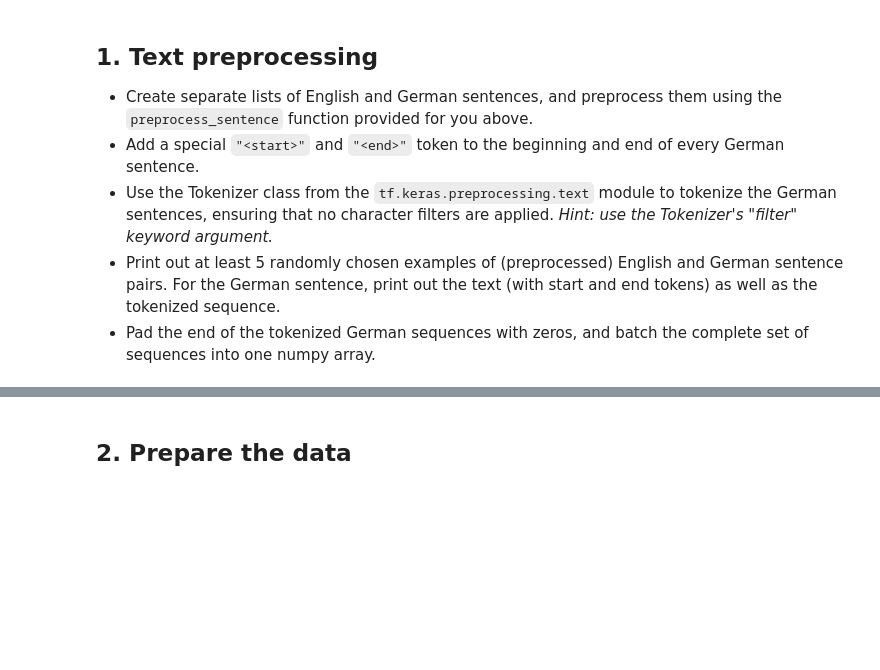
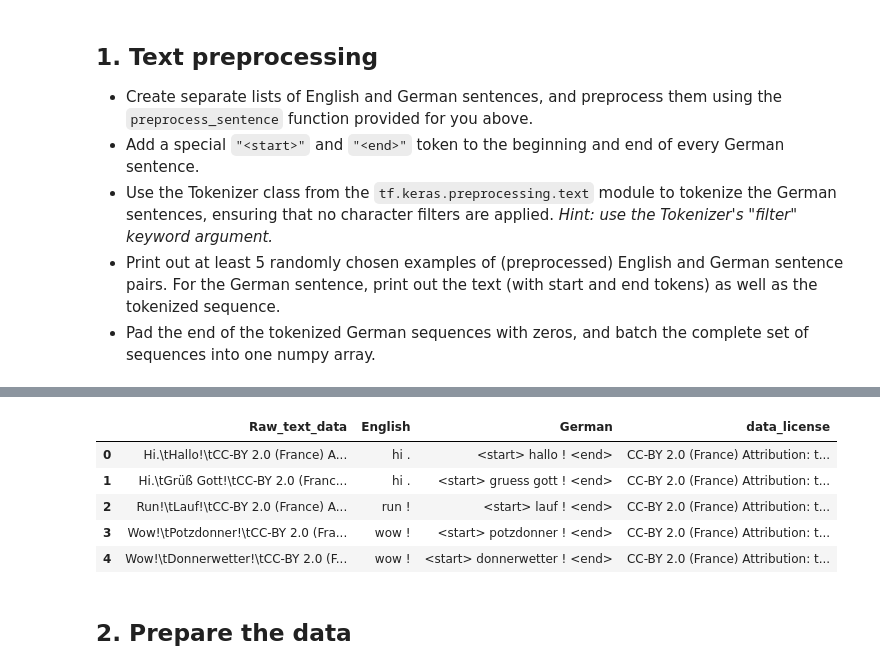
Before and after one commit to PhiDung-hub/Customize_with_TF2, a Jupyter notebook: Capstone_Project(Translator).ipynb, the cells around one changed output, grey strips where cells are left out. Saved outputs shown, nothing was run; the diff lists cells and outputs as text; code cells hidden in the pictures; blank space fills up the shorter version.

```diff
--- a/Capstone_Project(Translator).ipynb
+++ b/Capstone_Project(Translator).ipynb
@@ -52,9 +55,9 @@ drive.mount('/content/gdrive')
 # %%
 # Run this cell to load the dataset
 
-NUM_EXAMPLES = 20000
+NUM_EXAMPLES = 200000
 data_examples = []
-with open('path/to/deu.txt', 'r', encoding='utf8') as f:
+with open('/content/gdrive/MyDrive/TF2_Coursera_Data/Capstone_Project/deu.txt', 'r', encoding='utf8') as f:
     for line in f.readlines():
         if len(data_examples) < NUM_EXAMPLES:
             data_examples.append(line)
@@ -100,0 +132,18 @@ The decoder RNN takes the internal state of the encoder network as its initial s
+# %%
+# Initialize a pandas DataFrame
+# Seperate list for English and German, add START and END token for German sentence.
+START = "<start>"
+END = "<end>"
+
+
+df = pd.DataFrame(data_examples, columns=['Raw_text_data'])
+df[['English', 'German', 'data_license']] = df['Raw_text_data'].str.split(pat='\t', n=3, expand=True)
+df[['English', 'German']] = df.agg({'English': preprocess_sentence, 'German': lambda x: START+' '+preprocess_sentence(x)+' '+END})
+df.head(5)
+# %% [output]
+|  | Raw_text_data | English | German | data_license |
+| 0 | Hi.\tHallo!\tCC-BY 2.0 (France) A... | hi . | <start> hallo ! <end> | CC-BY 2.0 (France) Attribution: t... |
+| 1 | Hi.\tGrüß Gott!\tCC-BY 2.0 (Franc... | hi . | <start> gruess gott ! <end> | CC-BY 2.0 (France) Attribution: t... |
+| 2 | Run!\tLauf!\tCC-BY 2.0 (France) A... | run ! | <start> lauf ! <end> | CC-BY 2.0 (France) Attribution: t... |
+| 3 | Wow!\tPotzdonner!\tCC-BY 2.0 (Fra... | wow ! | <start> potzdonner ! <end> | CC-BY 2.0 (France) Attribution: t... |
+| 4 | Wow!\tDonnerwetter!\tCC-BY 2.0 (F... | wow ! | <start> donnerwetter ! <end> | CC-BY 2.0 (France) Attribution: t... |
```
Also changed, not shown: parts of 7 cells of this notebook.
